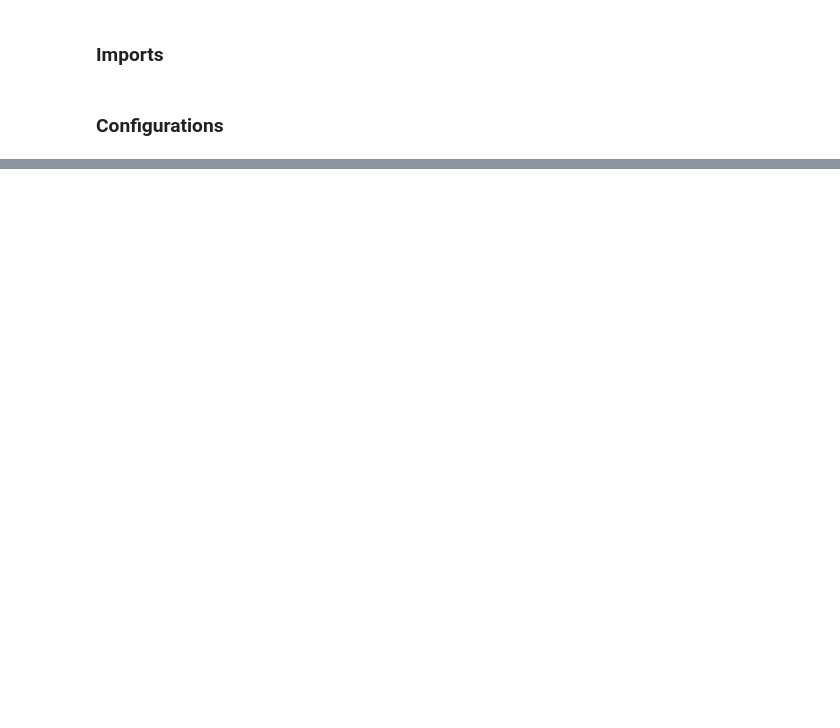
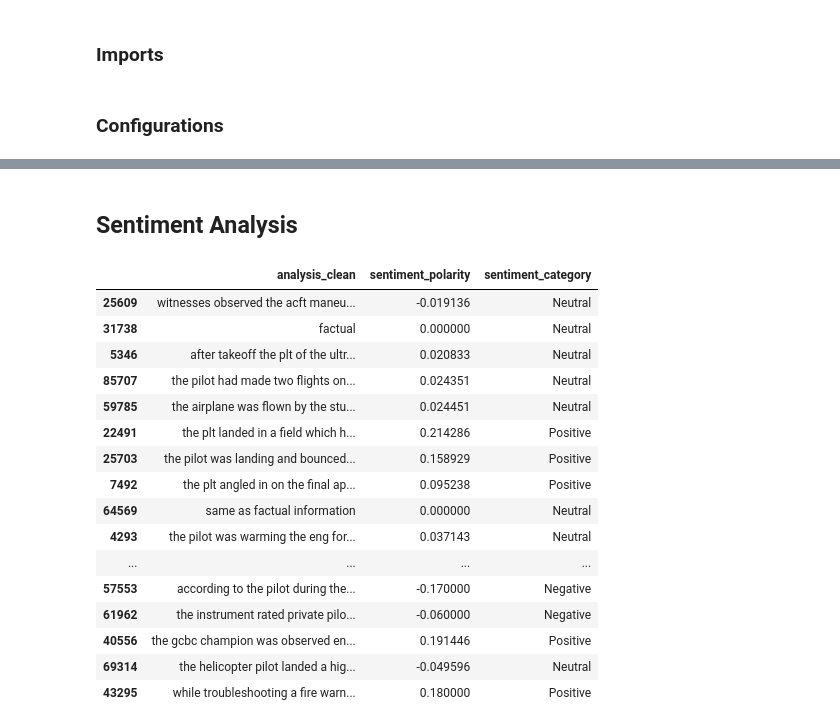
Before and after one commit to BrettFX/DATA-613-Aviation-Safety-Analysis, a Jupyter notebook: notebooks/02_nlp_processing.ipynb, the cells around one changed output, grey strips where cells are left out. Saved outputs shown, nothing was run; the diff lists cells and outputs as text; code cells hidden in the pictures; blank space fills up the shorter version.

```diff
--- a/notebooks/02_nlp_processing.ipynb
+++ b/notebooks/02_nlp_processing.ipynb
@@ -24,2 +36,6 @@ streamlit 1.38.0 requires protobuf<6,>=3.20, but you have protobuf 6.32.0 which
 # %% [markdown]
 ### Configurations
+# %%
+data_path = '../data/cleaned_ntsb.csv'
+# %%
+pd.set_option('display.max_columns', None)
@@ -25,0 +44,3 @@ streamlit 1.38.0 requires protobuf<6,>=3.20, but you have protobuf 6.32.0 which
+# %%
+df = pd.read_csv(data_path, low_memory=False)
+df.shape
@@ -25,0 +58,29 @@ streamlit 1.38.0 requires protobuf<6,>=3.20, but you have protobuf 6.32.0 which
+# %% [markdown]
+## Sentiment Analysis
+# %%
+df["sentiment_polarity"] = df["analysis_clean"].apply(lambda x: TextBlob(x).sentiment.polarity)
+df["sentiment_category"] = pd.cut(
+    df["sentiment_polarity"],
+    bins=[-1, -0.05, 0.05, 1],
+    labels=["Negative", "Neutral", "Positive"]
+)
+# %%
+df[["analysis_clean", "sentiment_polarity", "sentiment_category"]].sample(50, random_state=42)
+# %% [output]
+|  | analysis_clean | sentiment_polarity | sentiment_category |
+| 25609 | witnesses observed the acft maneu... | -0.019136 | Neutral |
+| 31738 | factual | 0.000000 | Neutral |
+| 5346 | after takeoff the plt of the ultr... | 0.020833 | Neutral |
+| 85707 | the pilot had made two flights on... | 0.024351 | Neutral |
+| 59785 | the airplane was flown by the stu... | 0.024451 | Neutral |
+| 22491 | the plt landed in a field which h... | 0.214286 | Positive |
+| 25703 | the pilot was landing and bounced... | 0.158929 | Positive |
+| 7492 | the plt angled in on the final ap... | 0.095238 | Positive |
+| 64569 | same as factual information | 0.000000 | Neutral |
+| 4293 | the pilot was warming the eng for... | 0.037143 | Neutral |
+| ... | ... | ... | ... |
+| 57553 | according to the pilot during the... | -0.170000 | Negative |
+| 61962 | the instrument rated private pilo... | -0.060000 | Negative |
+| 40556 | the gcbc champion was observed en... | 0.191446 | Positive |
+| 69314 | the helicopter pilot landed a hig... | -0.049596 | Neutral |
+| 43295 | while troubleshooting a fire warn... | 0.180000 | Positive |
```
Also changed, not shown: parts of 6 cells of this notebook.
